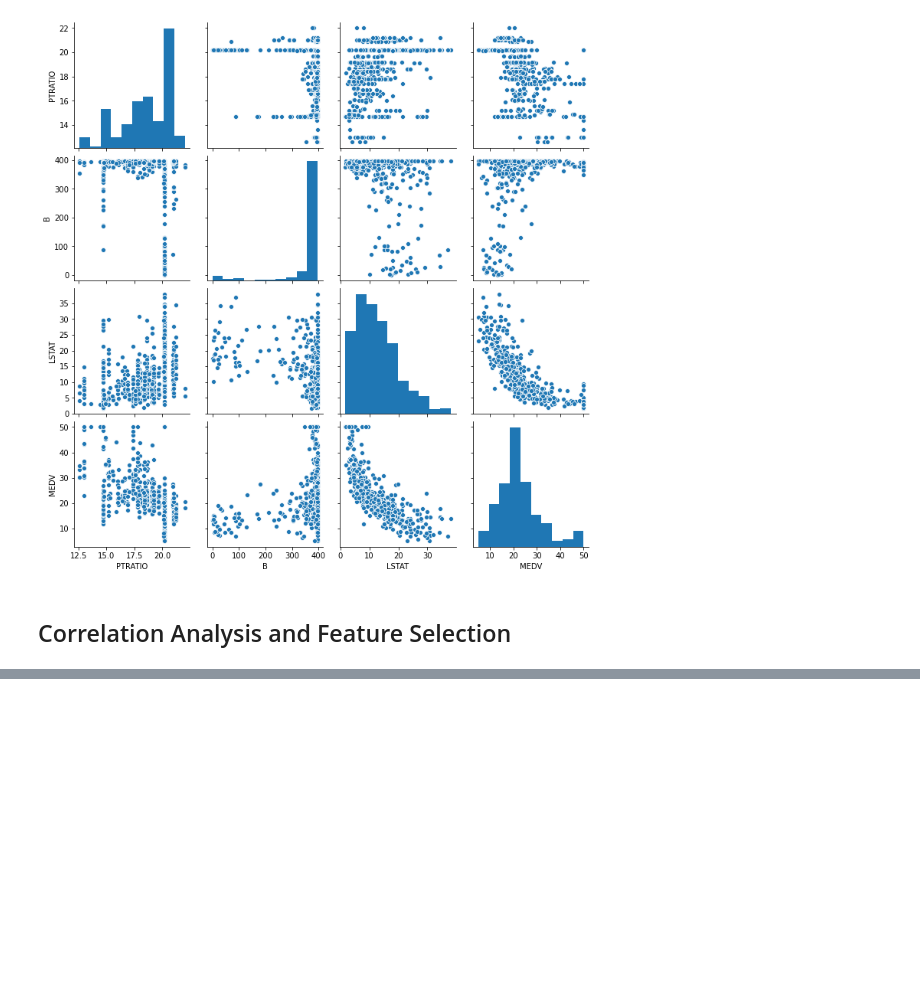
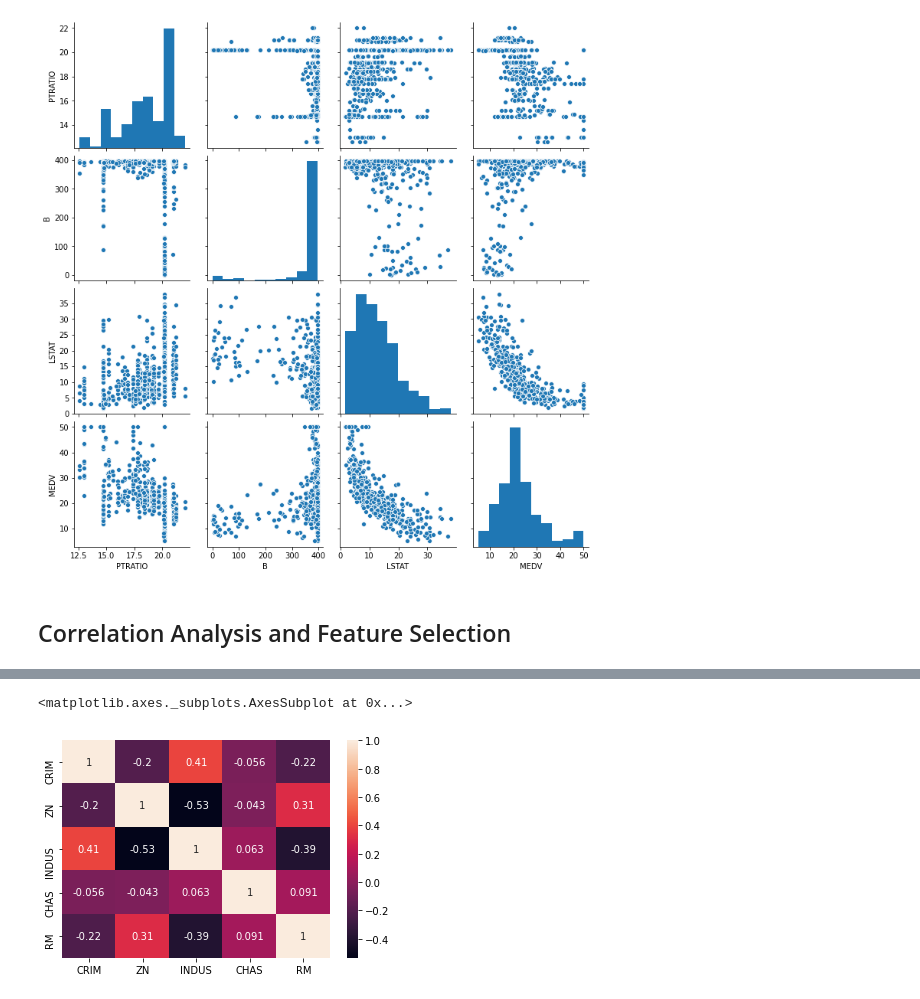
Before and after one commit to brian-mcclune-nnl/machine-learning, a Jupyter notebook: boston-housing.ipynb, the cells around one changed output, grey strips where cells are left out. Saved outputs shown, nothing was run; the diff lists cells and outputs as text; code cells hidden in the pictures; blank space fills up the shorter version.

```diff
--- a/boston-housing.ipynb
+++ b/boston-housing.ipynb
@@ -91,0 +93,5 @@ plt.figure(figsize=(16, 10))
+# %%
+sns.heatmap(df[studies].corr(), annot=True)
+# %% [output]
+<matplotlib.axes._subplots.AxesSubplot at 0x...>
+[figure, added]
```
Also changed, not shown: parts of 5 cells of this notebook.
